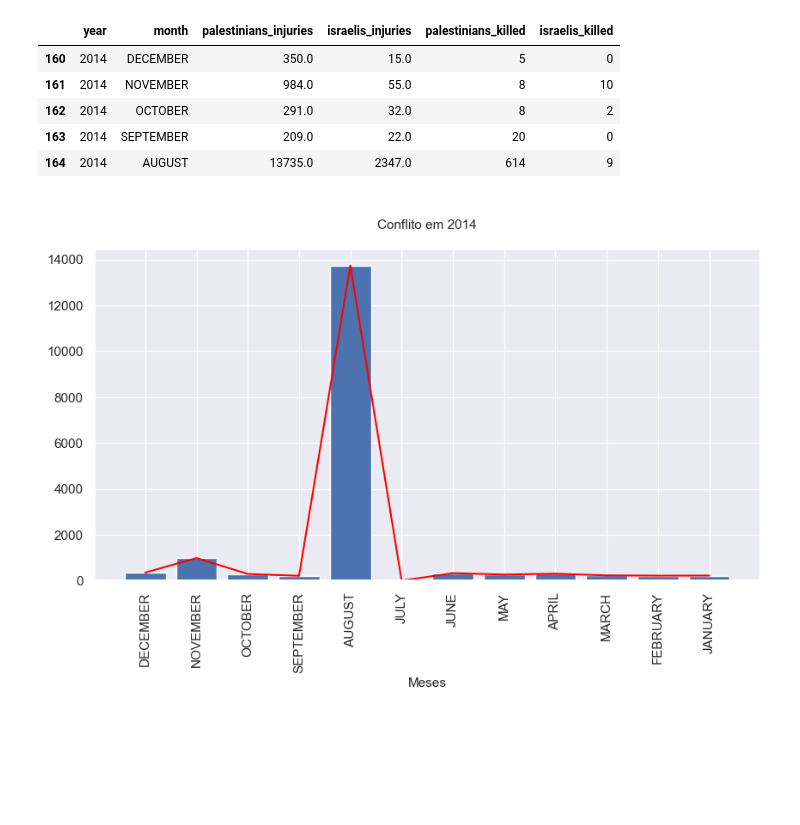
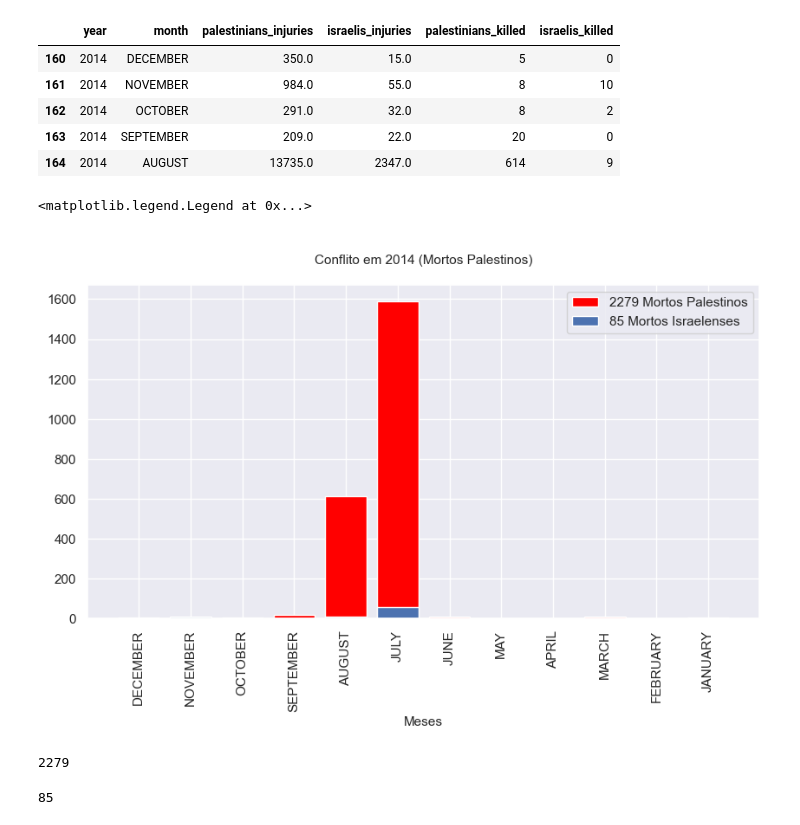
Before and after one commit to henriquecarvalho-maker/Conflito-israelo-palestino, a Jupyter notebook: análise_dos_mortos_e_feridos_no_conflito_entre_palestinos_e_israelitas.ipynb, the cells around one changed output. Saved outputs shown, nothing was run; the diff lists cells and outputs as text; code cells hidden in the pictures; blank space fills up the shorter version.

```diff
--- a/análise_dos_mortos_e_feridos_no_conflito_entre_palestinos_e_israelitas.ipynb
+++ b/análise_dos_mortos_e_feridos_no_conflito_entre_palestinos_e_israelitas.ipynb
@@ -312,10 +312,20 @@ dados_2014.head()
 | 163 | 2014 | SEPTEMBER | 209.0 | 22.0 | 20 | 0 |
 | 164 | 2014 | AUGUST | 13735.0 | 2347.0 | 614 | 9 |
 # %%
-plt.bar(dados_2014['month'], dados_2014['palestinians_injuries'])
+plt.bar(dados_2014['month'], dados_2014['palestinians_killed'], color='red')
 plt.xticks(rotation=90)
 plt.xlabel("Meses", fontsize=11)
-plt.plot(dados_2014['month'], dados_2014['palestinians_injuries'], color='red')
-plt.title('\nConflito em 2014\n', fontsize=11);
+plt.bar(dados_2014['month'], dados_2014['israelis_killed'])
+plt.title('\nConflito em 2014 (Mortos Palestinos)\n', fontsize=11);
+plt.legend(['2279 Mortos Palestinos', '85 Mortos Israelenses'])
 # %% [output]
+<matplotlib.legend.Legend at 0x...>
-[figure, old version]
+[figure, new version]
+# %%
+dados_2014['palestinians_killed'].sum()
+# %% [output]
+2279
+# %%
+dados_2014['israelis_killed'].sum()
+# %% [output]
+85
```
Also changed, not shown: parts of 4 cells of this notebook.
